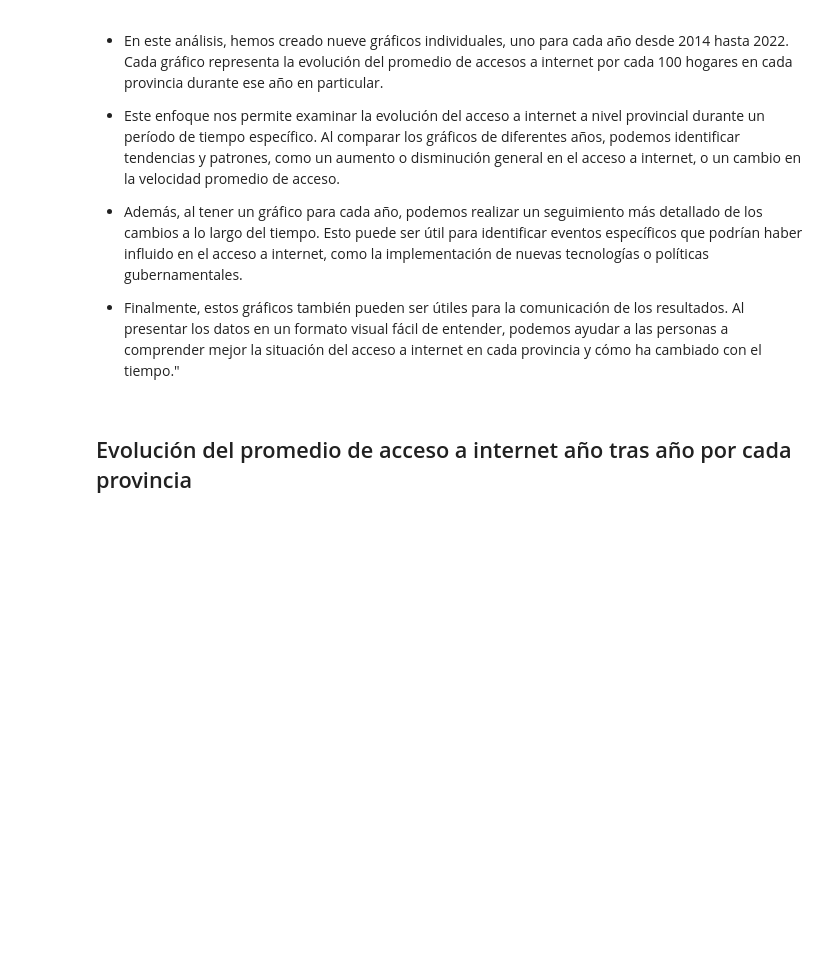
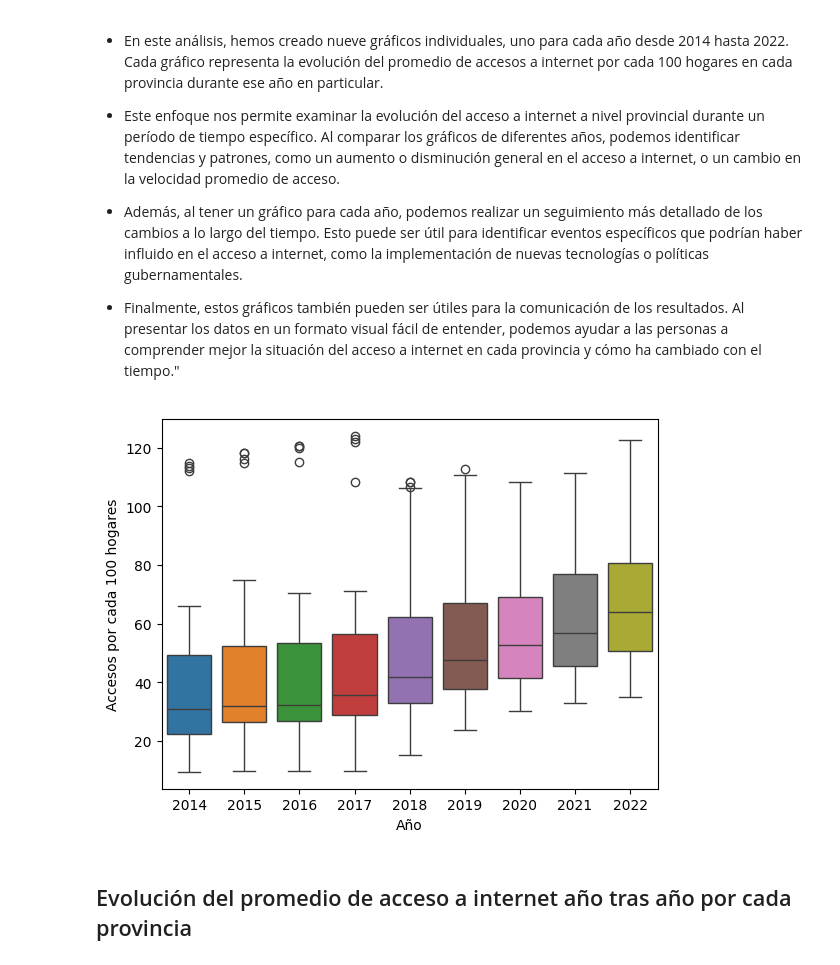
Before and after one commit to jeferson-bot/Individual_Proyect_02, a Jupyter notebook: E_D_A_(Exploratory_Data_Analysis)/e_d_a.ipynb, the cells around one changed output. Drawn from its saved outputs; the diff is of its cells as text; code cells hidden in the pictures; blank space fills up the shorter version.

```diff
--- a/E_D_A_(Exploratory_Data_Analysis)/e_d_a.ipynb
+++ b/E_D_A_(Exploratory_Data_Analysis)/e_d_a.ipynb
@@ -209,6 +217,13 @@ plt.show()
 * Además, al tener un gráfico para cada año, podemos realizar un seguimiento más detallado de los cambios a lo largo del tiempo. Esto puede ser útil para identificar eventos específicos que podrían haber influido en el acceso a internet, como la implementación de nuevas tecnologías o políticas gubernamentales.
 
 * Finalmente, estos gráficos también pueden ser útiles para la comunicación de los resultados. Al presentar los datos en un formato visual fácil de entender, podemos ayudar a las personas a comprender mejor la situación del acceso a internet en cada provincia y cómo ha cambiado con el tiempo."
+# %%
+warnings.filterwarnings('ignore')
+my_palette = sns.color_palette(['#1f77b4', '#ff7f0e', '#2ca02c', '#d62728', '#9467bd', '#8c564b', '#e377c2', '#7f7f7f', '#bcbd22'])
+sns.boxplot(x = "Año", y='Accesos por cada 100 hogares', data = df, palette=my_palette)
+plt.show()
+# %% [output]
+[figure, added]
 # %% [markdown]
 ## Evolución del promedio de acceso a internet año tras año por cada provincia
 # %%
```
Also changed, not shown: parts of 34 cells of this notebook, 51 other files.
